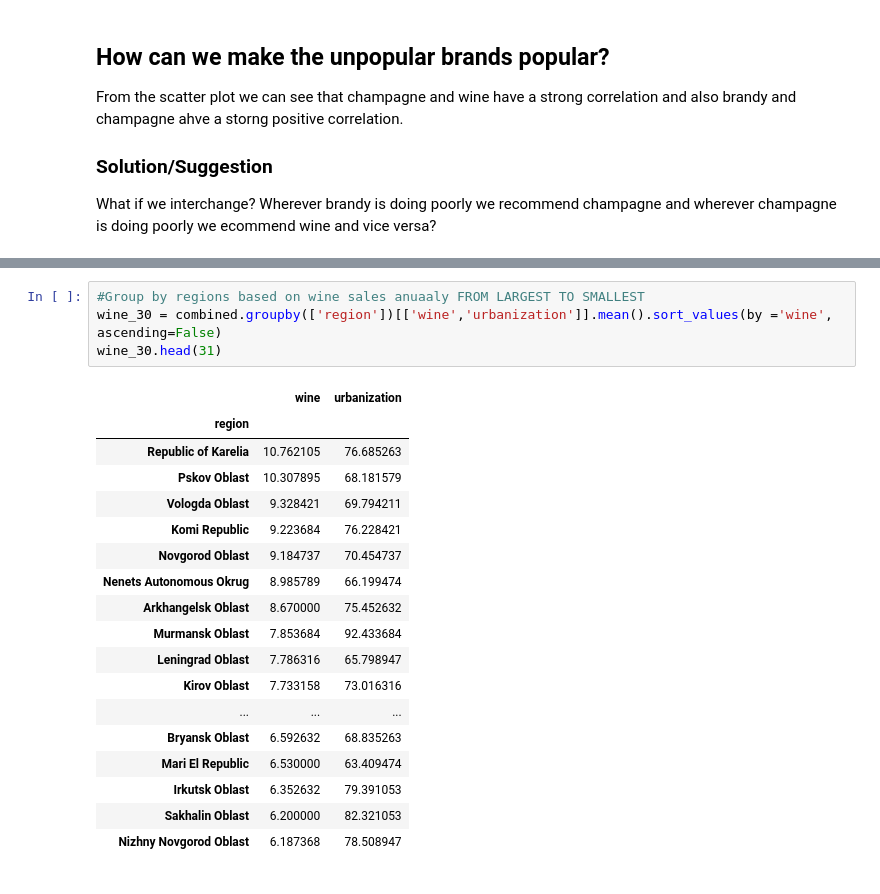
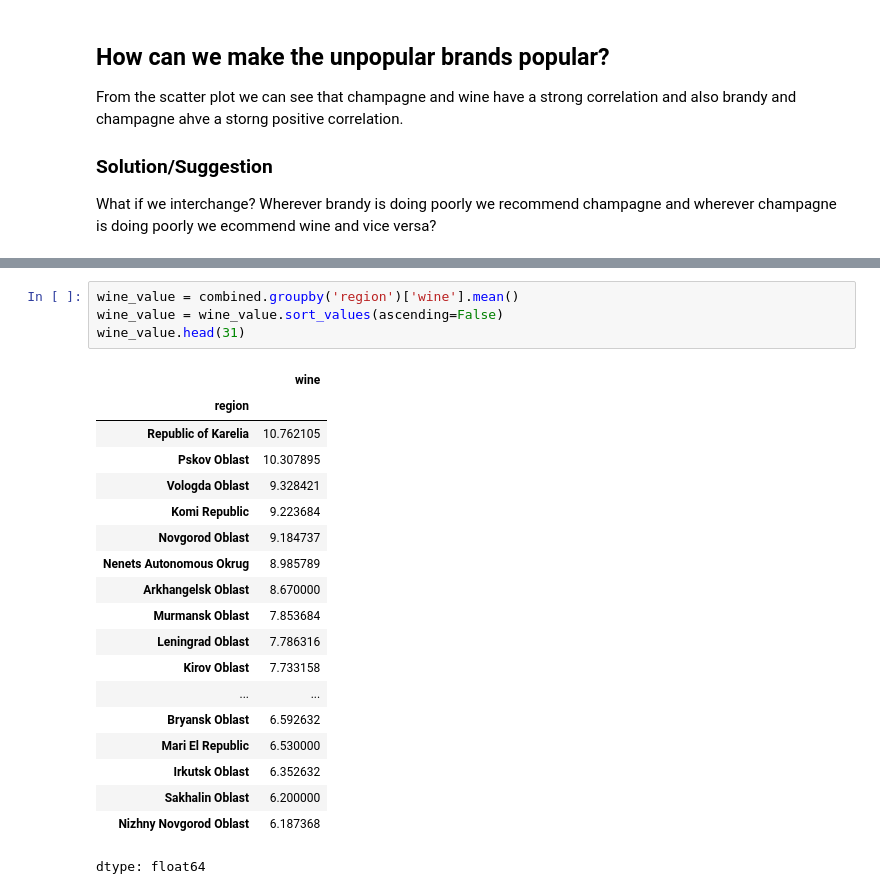
Before and after one commit to Mercymerine/DATA-ANALYSIS-AND-STORY-TELLIN, a Jupyter notebook: Russian_drinks_finale.ipynb, the cells around one changed output, grey strips where cells are left out. Saved outputs shown, nothing was run; the diff lists cells and outputs as text.

```diff
--- a/Russian_drinks_finale.ipynb
+++ b/Russian_drinks_finale.ipynb
@@ -1037,23 +1497,24 @@ What if we interchange? Wherever brandy is doing poorly we recommend champagne a
 # %%
-#Group by regions based on wine sales anuaaly FROM LARGEST TO SMALLEST
-wine_30 = combined.groupby(['region'])[['wine','urbanization']].mean().sort_values(by ='wine', ascending=False)
-wine_30.head(31)
+wine_value = combined.groupby('region')['wine'].mean()
+wine_value = wine_value.sort_values(ascending=False)
+wine_value.head(31)
 # %% [output]
-|  | wine | urbanization |
-| region |  |  |
-| Republic of Karelia | 10.762105 | 76.685263 |
-| Pskov Oblast | 10.307895 | 68.181579 |
-| Vologda Oblast | 9.328421 | 69.794211 |
-| Komi Republic | 9.223684 | 76.228421 |
-| Novgorod Oblast | 9.184737 | 70.454737 |
-| Nenets Autonomous Okrug | 8.985789 | 66.199474 |
-| Arkhangelsk Oblast | 8.670000 | 75.452632 |
-| Murmansk Oblast | 7.853684 | 92.433684 |
-| Leningrad Oblast | 7.786316 | 65.798947 |
-| Kirov Oblast | 7.733158 | 73.016316 |
-| ... | ... | ... |
-| Bryansk Oblast | 6.592632 | 68.835263 |
-| Mari El Republic | 6.530000 | 63.409474 |
-| Irkutsk Oblast | 6.352632 | 79.391053 |
-| Sakhalin Oblast | 6.200000 | 82.321053 |
-| Nizhny Novgorod Oblast | 6.187368 | 78.508947 |
+|  | wine |
+| region |  |
+| Republic of Karelia | 10.762105 |
+| Pskov Oblast | 10.307895 |
+| Vologda Oblast | 9.328421 |
+| Komi Republic | 9.223684 |
+| Novgorod Oblast | 9.184737 |
+| Nenets Autonomous Okrug | 8.985789 |
+| Arkhangelsk Oblast | 8.670000 |
+| Murmansk Oblast | 7.853684 |
+| Leningrad Oblast | 7.786316 |
+| Kirov Oblast | 7.733158 |
+| ... | ... |
+| Bryansk Oblast | 6.592632 |
+| Mari El Republic | 6.530000 |
+| Irkutsk Oblast | 6.352632 |
+| Sakhalin Oblast | 6.200000 |
+| Nizhny Novgorod Oblast | 6.187368 |
+dtype: float64
```
Also changed, not shown: parts of 92 cells of this notebook.
